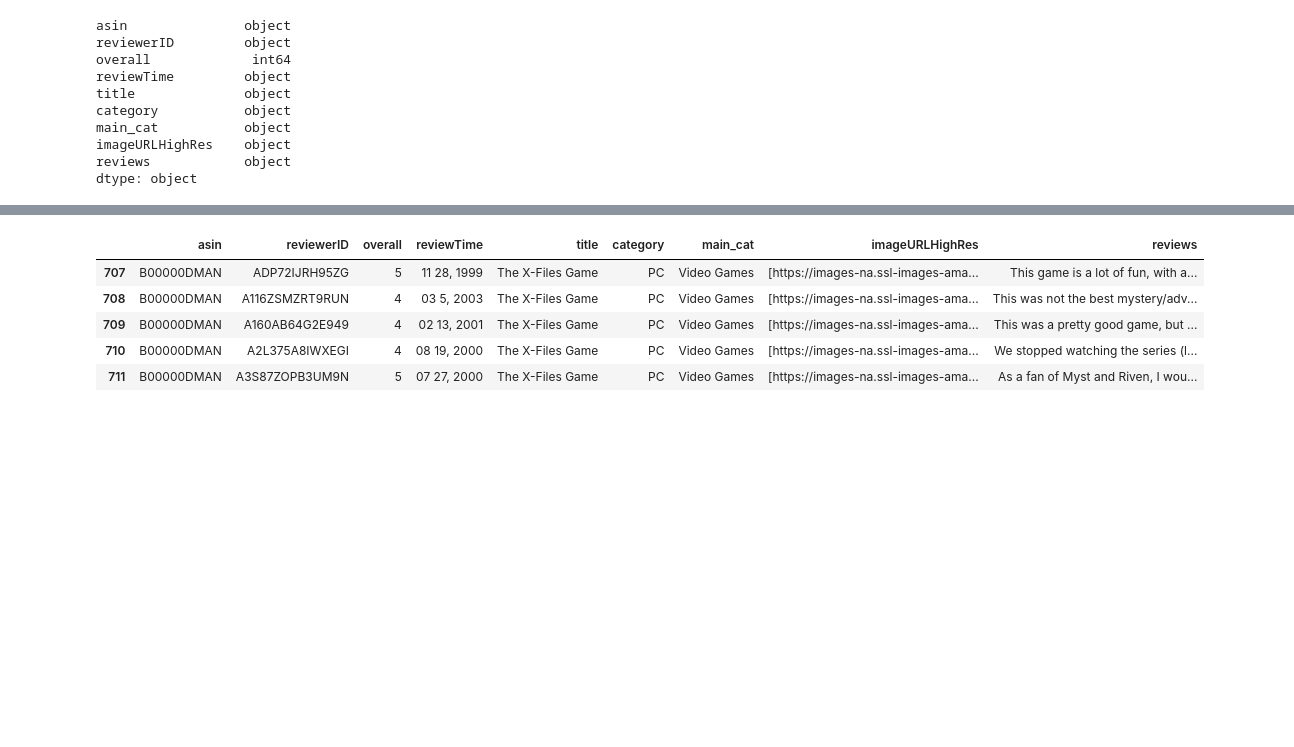
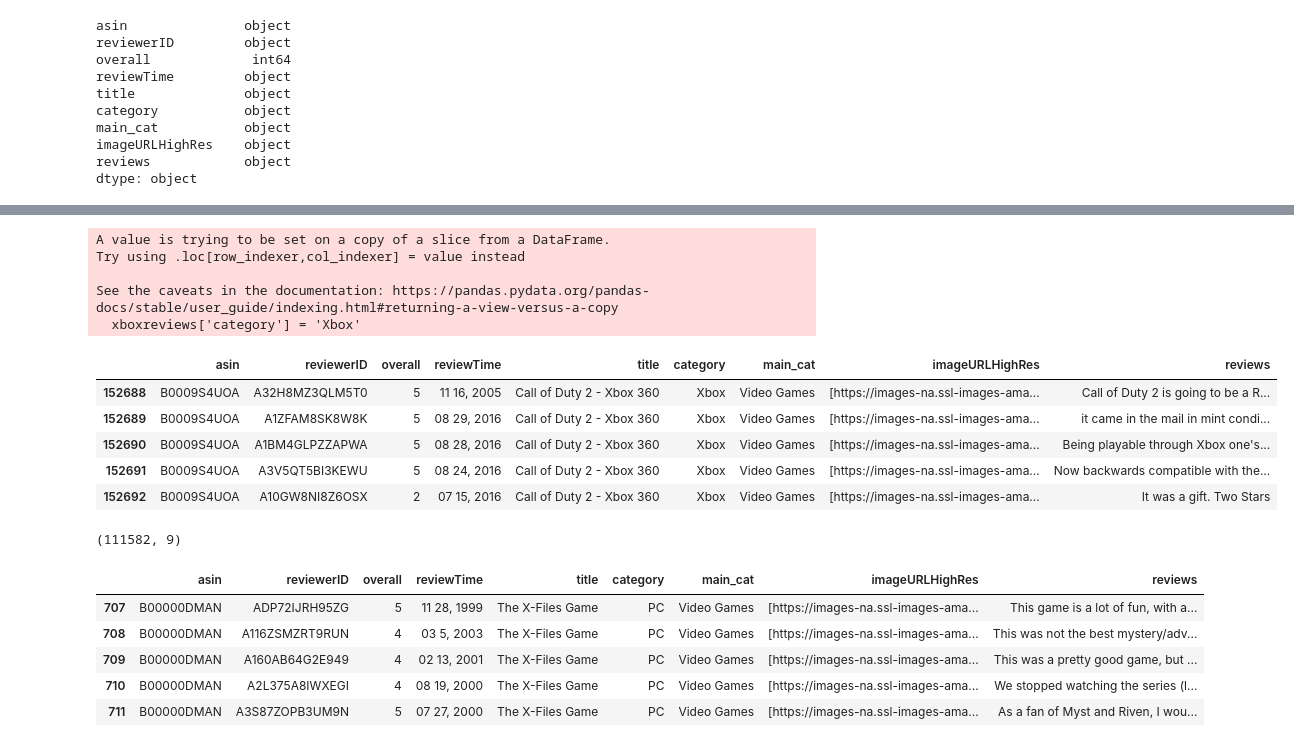
Before and after one commit to DimitrisFot/Amazon-Game-Reviews-Analysis, a Jupyter notebook: Dataset Merge and Preprocessing .ipynb, the cells around one changed output, grey strips where cells are left out. Cells and saved outputs as stored; diff of their text form; code cells hidden in the pictures; blank space fills up the shorter version.

```diff
--- a/Dataset Merge and Preprocessing .ipynb
+++ b/Dataset Merge and Preprocessing .ipynb
@@ -98,3 +129,16 @@ reviews_metadata['category'] = pd.Series(reviews_metadata['category'], dtype='st
 # %%
-#xboxreviews = reviews_metadata[reviews_metadata.category.apply(lambda x: x == "['Video Games', 'Xbox 360', 'Games', '</span></span></span>']" or x == "['Video Games', 'Xbox One', 'Games', '</span></span></span>']" )]
-#xboxreviews.shape
+xboxreviews = reviews_metadata[reviews_metadata.category.apply(lambda x: x == "['Video Games', 'Xbox 360', 'Games', '</span></span></span>']" or x == "['Video Games', 'Xbox One', 'Games', '</span></span></span>']" )]
+xboxreviews['category'] = 'Xbox'
+xboxreviews.head()
+# %% [output]
+A value is trying to be set on a copy of a slice from a DataFrame.
+Try using .loc[row_indexer,col_indexer] = value instead
+
+See the caveats in the documentation: https://pandas.pydata.org/pandas-docs/stable/user_guide/indexing.html#returning-a-view-versus-a-copy
+  xboxreviews['category'] = 'Xbox'
+|  | asin | reviewerID | overall | reviewTime | title | category | main_cat | imageURLHighRes | reviews |
+| 152688 | B0009S4UOA | A32H8MZ3QLM5T0 | 5 | 11 16, 2005 | Call of Duty 2 - Xbox 360 | Xbox | Video Games | [https://images-na.ssl-images-ama... | Call of Duty 2 is going to be a R... |
+| 152689 | B0009S4UOA | A1ZFAM8SK8W8K | 5 | 08 29, 2016 | Call of Duty 2 - Xbox 360 | Xbox | Video Games | [https://images-na.ssl-images-ama... | it came in the mail in mint condi... |
+| 152690 | B0009S4UOA | A1BM4GLPZZAPWA | 5 | 08 28, 2016 | Call of Duty 2 - Xbox 360 | Xbox | Video Games | [https://images-na.ssl-images-ama... | Being playable through Xbox one's... |
+| 152691 | B0009S4UOA | A3V5QT5BI3KEWU | 5 | 08 24, 2016 | Call of Duty 2 - Xbox 360 | Xbox | Video Games | [https://images-na.ssl-images-ama... | Now backwards compatible with the... |
+| 152692 | B0009S4UOA | A10GW8NI8Z6OSX | 2 | 07 15, 2016 | Call of Duty 2 - Xbox 360 | Xbox | Video Games | [https://images-na.ssl-images-ama... | It was a gift. Two Stars |
@@ -111 +147,5 @@ reviews_metadata.loc[(reviews_metadata['category'].str.contains('PC')), 'categor
+# %%
+keptreviews.shape
+# %% [output]
+(111582, 9)
 # %%
```
Also changed, not shown: parts of 17 cells of this notebook, 4 other files.
